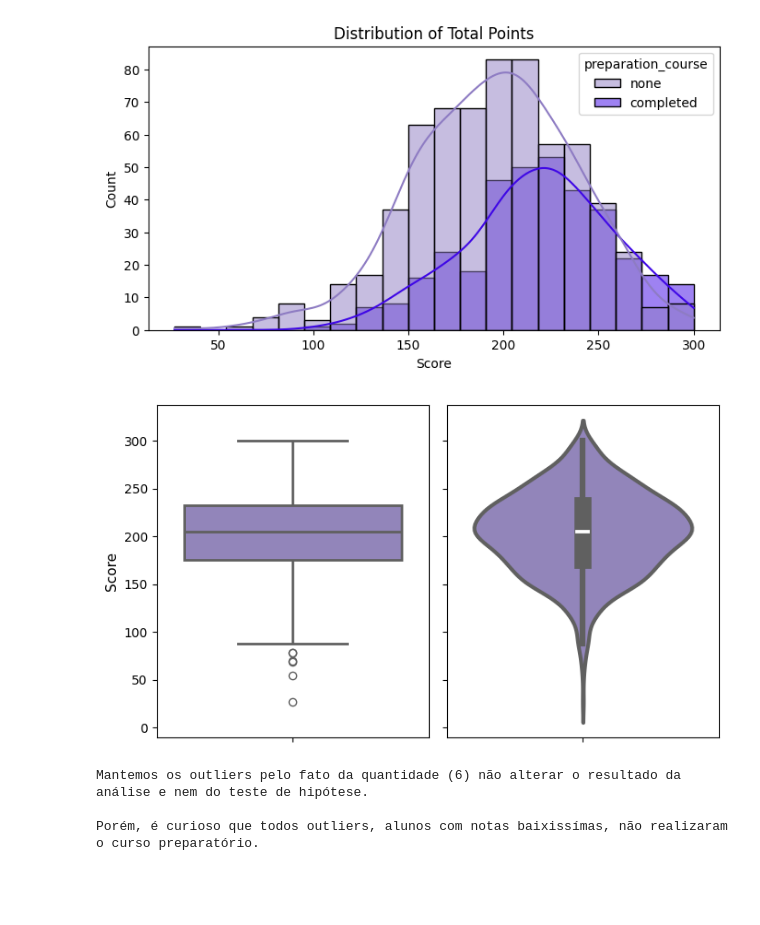
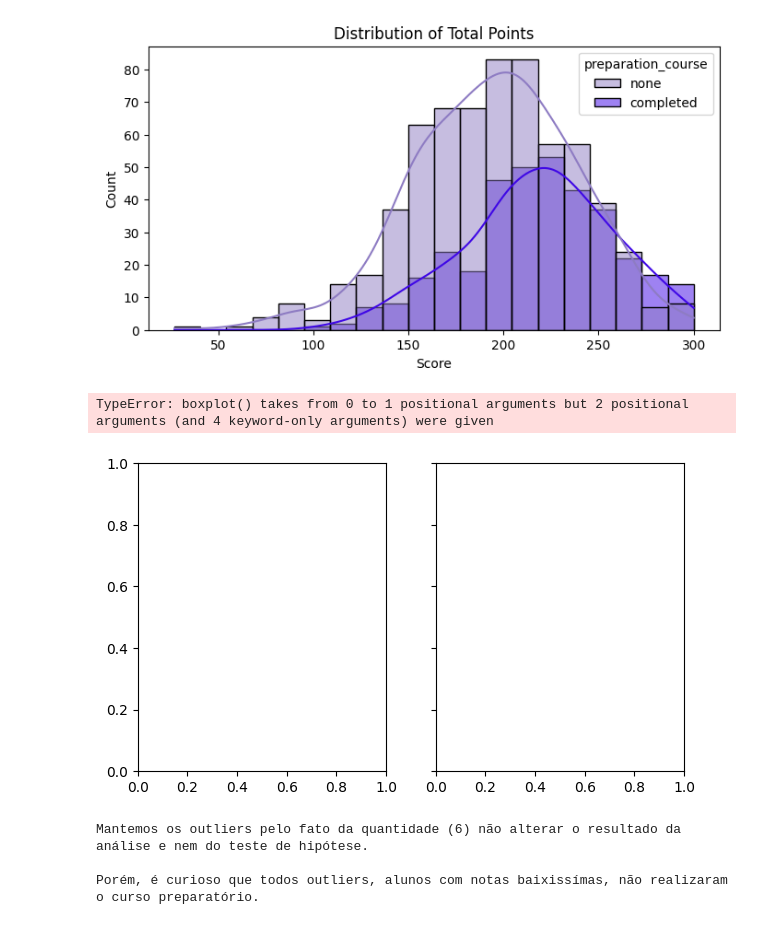
Before and after one commit to tainahguerras/Estatistica-ADA-Santander, a Jupyter notebook: projeto_estatistico.ipynb, the cells around one changed output. Saved outputs shown, nothing was run; the diff lists cells and outputs as text; code cells hidden in the pictures; blank space fills up the shorter version.

```diff
--- a/projeto_estatistico.ipynb
+++ b/projeto_estatistico.ipynb
@@ -140,9 +140,10 @@ fns.create_histogram(data['score_sum'], data['preparation_course'], 'Distributio
 # %% [output]
 [figure]
 # %%
-fns.create_violin_boxplot(data=data['score_sum'], title='', ylabel='Score', size = (7.05,4))
+fns.create_violin_boxplot(data=data['score_sum'], hue=data['preparation_course'] ,title='', ylabel='Score', size = (7.05,4))
 # %% [output]
+TypeError: boxplot() takes from 0 to 1 positional arguments but 2 positional arguments (and 4 keyword-only arguments) were given
-[figure, old version]
+[figure, new version]
 # %%
 # Identificando os Outliers
 iqr = data['score_sum'].quantile(.75) - data['score_sum'].quantile(.25)
```
Also changed, not shown: 1 other file.
